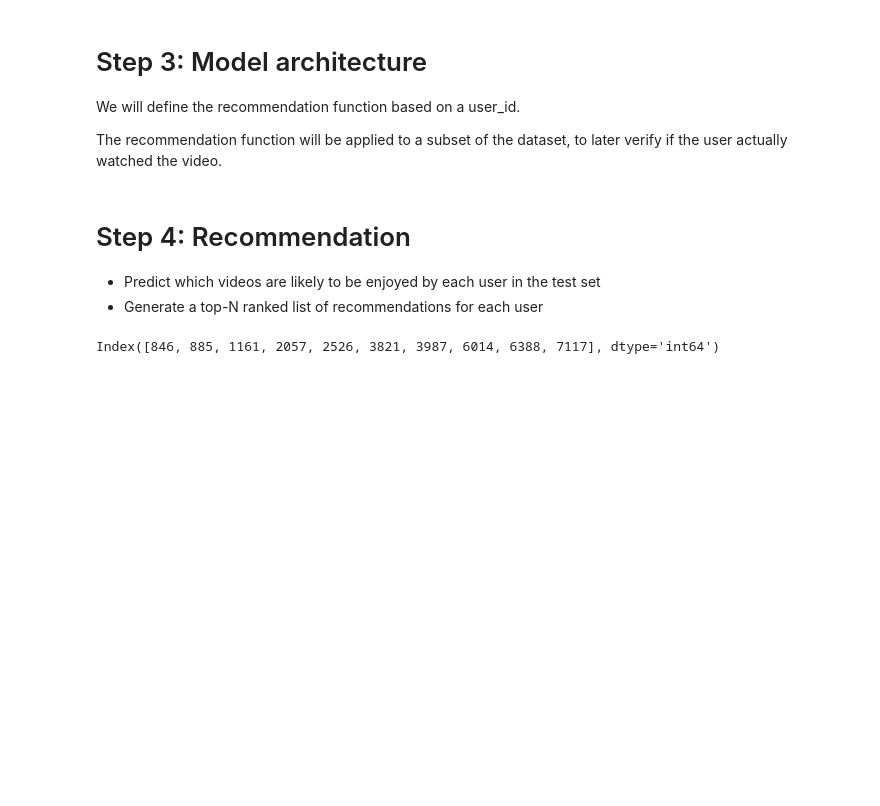
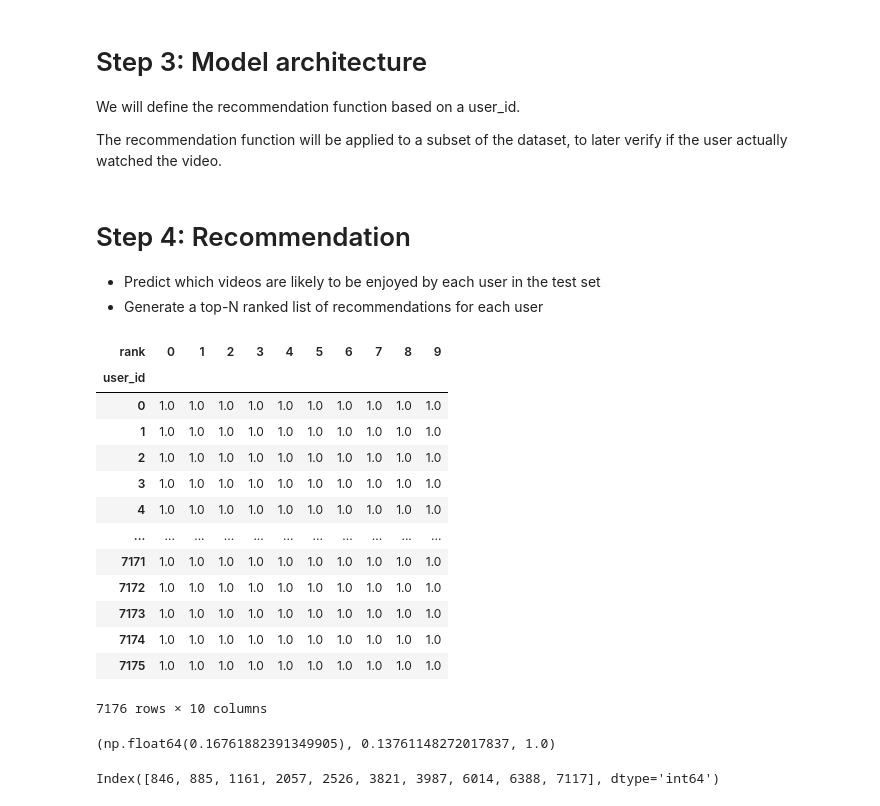
Before and after one commit to Aziz-Zeghal/FinalProject_2025_aziz.zeghal, a Jupyter notebook: models/cosine_similarity.ipynb, the cells around one changed output. Cells and saved outputs as stored; diff of their text form; code cells hidden in the pictures; blank space fills up the shorter version.

```diff
--- a/models/cosine_similarity.ipynb
+++ b/models/cosine_similarity.ipynb
@@ -353,9 +357,39 @@ def recommend_for_user(user_id: int, interaction_matrix: pd.DataFrame, similarit
 
     return recommended_videos
 # %%
-train_df, test_df = train_test_split(interaction_matrix, test_size=0.2, stratify=interaction_matrix["user_id"])
+train_df, test_df = interaction_matrix, small_matrix[["user_id", "video_id", "watch_ratio"]]
 # %% [markdown]
 # Step 4: Recommendation
 
 - Predict which videos are likely to be enjoyed by each user in the test set
 - Generate a top-N ranked list of recommendations for each user
+# %%
+def generate_recommendation_df(
+    interaction_matrix: pd.DataFrame,
+    similarity_matrix: pd.DataFrame,
+    users: list,
+    recommend_func,
+    k: int = 10,
+) -> pd.DataFrame:
+    """
+    Generate a flat DataFrame of top-k recommendations for each user.
+
+    Returns:
+        DataFrame with columns: user_id, video_id, rank
+    """
+    rows = []
+
+    for user_id in tqdm(users, desc="Generating recommendations"):
+        video_ids = recommend_func(user_id, interaction_matrix, similarity_matrix, n=k)
+        for rank, video_id in enumerate(video_ids or []):
+            rows.append((user_id, video_id, rank, 1.0)) # No score for now
+
+    return pd.DataFrame(rows, columns=["user_id", "video_id", "rank", "score"])
+# %%
+recs = generate_recommendation_df(
+    interaction_matrix=train_df,
+    similarity_matrix=user_similarity,
+    users=train_df["user_id"].unique(),
+    recommend_func=recommend_for_user,
+    k=10
+)
@@ -361,0 +440,19 @@ train_df, test_df = train_test_split(interaction_matrix, test_size=0.2, stratify
+# %%
+true, predicted = label_relevance(recs, test_df, watch_ratio_threshold=0.5)
+# %%
+predicted
+# %% [output]
+| rank | 0 | 1 | 2 | 3 | 4 | 5 | 6 | 7 | 8 | 9 |
+| user_id |  |  |  |  |  |  |  |  |  |  |
+| 0 | 1.0 | 1.0 | 1.0 | 1.0 | 1.0 | 1.0 | 1.0 | 1.0 | 1.0 | 1.0 |
+| 1 | 1.0 | 1.0 | 1.0 | 1.0 | 1.0 | 1.0 | 1.0 | 1.0 | 1.0 | 1.0 |
+| 2 | 1.0 | 1.0 | 1.0 | 1.0 | 1.0 | 1.0 | 1.0 | 1.0 | 1.0 | 1.0 |
+| 3 | 1.0 | 1.0 | 1.0 | 1.0 | 1.0 | 1.0 | 1.0 | 1.0 | 1.0 | 1.0 |
+| 4 | 1.0 | 1.0 | 1.0 | 1.0 | 1.0 | 1.0 | 1.0 | 1.0 | 1.0 | 1.0 |
+| ... | ... | ... | ... | ... | ... | ... | ... | ... | ... | ... |
+| 7171 | 1.0 | 1.0 | 1.0 | 1.0 | 1.0 | 1.0 | 1.0 | 1.0 | 1.0 | 1.0 |
+| 7172 | 1.0 | 1.0 | 1.0 | 1.0 | 1.0 | 1.0 | 1.0 | 1.0 | 1.0 | 1.0 |
+| 7173 | 1.0 | 1.0 | 1.0 | 1.0 | 1.0 | 1.0 | 1.0 | 1.0 | 1.0 | 1.0 |
+| 7174 | 1.0 | 1.0 | 1.0 | 1.0 | 1.0 | 1.0 | 1.0 | 1.0 | 1.0 | 1.0 |
+| 7175 | 1.0 | 1.0 | 1.0 | 1.0 | 1.0 | 1.0 | 1.0 | 1.0 | 1.0 | 1.0 |
+7176 rows × 10 columns
@@ -362,3 +464,7 @@ train_df, test_df = train_test_split(interaction_matrix, test_size=0.2, stratify
+# %%
+ndcg, precision, recall
+# %% [output]
+(np.float64(0.16761882391349905), 0.13761148272017837, 1.0)
 # %%
 similar(14, user_similarity)
 # %% [output]
```
Also changed, not shown: parts of 7 cells of this notebook.
